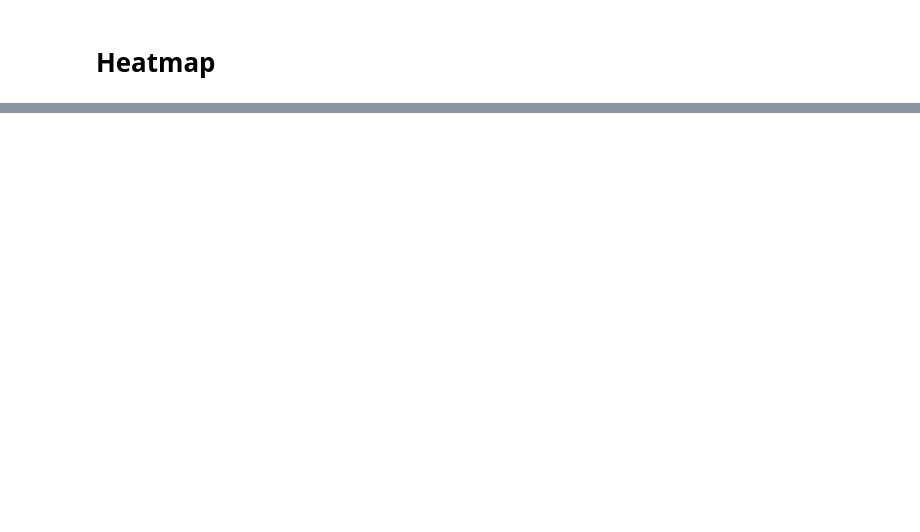
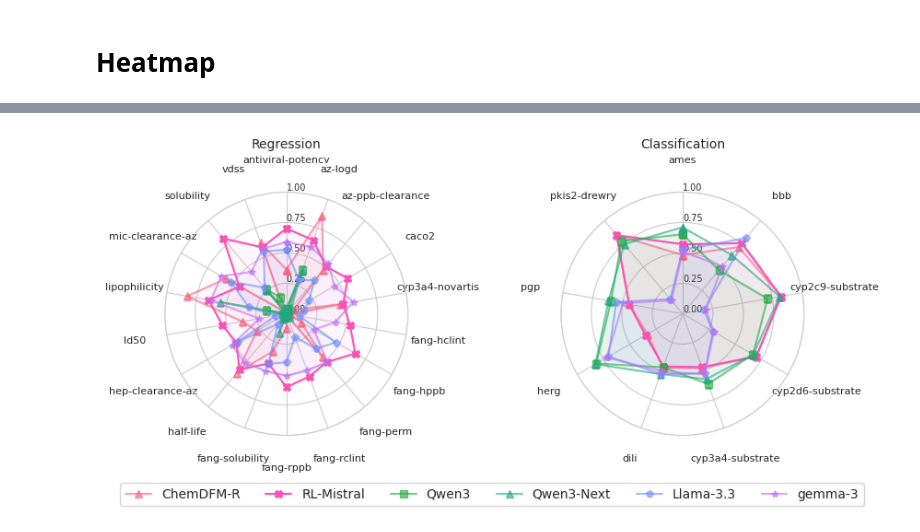
Before and after one commit to Fransou/MolGenDocking, a Jupyter notebook: notebooks/results/Polaris.ipynb, the cells around one changed output, grey strips where cells are left out. Saved outputs shown, nothing was run; the diff lists cells and outputs as text; code cells hidden in the pictures; blank space fills up the shorter version.

```diff
--- a/notebooks/results/Polaris.ipynb
+++ b/notebooks/results/Polaris.ipynb
@@ -266,0 +357,79 @@ style
+# %%
+REMOVE_MODELS = [
+    # "ether0", "R1-Llama", "R1-Qwen", "MiniMax-M2", "Qwen3"
+]
+TO_HIGHLIGHT = [
+    "RL-Mistral", #"Qwen3-Next"
+]
+# %%
+# Radar charts for classification and regression
+from math import pi
+from notebooks.utils import CMAP_MODELS, MARKER_MODELS
+
+
+def plot_radar(ax, table, split_val, title, vmin=0, vmax=1):
+    model_order = [m for m in CMAP_MODELS.keys() if not m in REMOVE_MODELS and m in table.Model.unique()]
+    data = pd.pivot_table(table[table.objectives == split_val], KEY, "Model", "Task")
+    categories = data.columns.tolist()
+    n_cats = len(categories)
+
+    # Compute angle for each category
+    angles = [n / float(n_cats) * 2 * pi for n in range(n_cats)]
+    angles += angles[:1]  # Complete the loop
+
+    ax.set_theta_offset(pi / 2)
+    ax.set_theta_direction(-1)
+
+    # Draw category labels
+    ax.set_xticks(angles[:-1])
+    ax.set_xticklabels(categories, size=8, zorder=120)
+
+    # Move labels further from the plot to avoid overlap with grid
+    ax.tick_params(axis='x', pad=15)
+
+    # Draw ylabels
+    ax.set_rlabel_position(0)
+    yticks = np.linspace(vmin, vmax, 5)
+    ax.set_yticks(yticks)
+    ax.set_yticklabels([f"{y:.2f}" for y in yticks], size=7)
+    ax.set_ylim(vmin, vmax)
+
+    # Plot each model
+    for model in [m for m in CMAP_MODELS if m in model_order]:
+        values = data.loc[model].tolist()
+        values += values[:1]  # Complete the loop
+        color = CMAP_MODELS.get(model, None)
+        marker = MARKER_MODELS[model]  # Default to circle if not in MARKER_MODELS
+        ax.plot(
+            angles,
+            values,
+            linewidth=1.5,
+            linestyle='solid',
+            label=model,
+            color=color,
+            marker=marker,
+            markersize=6,
+            alpha = 1.0 if model in TO_HIGHLIGHT else 0.6
+        )
+        ax.fill(angles, values, alpha=0.05, color=color)
+
+    ax.set_title(title, size=10, y=1.15)
+    # Ensure tick labels are drawn on top
+    for label in ax.get_xticklabels():
+        label.set_zorder(0)
+        label.set_bbox(dict(facecolor='white', edgecolor='none', alpha=1., pad=1.))
+
+fig, axes = plt.subplots(1, 2, figsize=(9, 4), subplot_kw=dict(polar=True))
+
+plot_radar(axes[0], table[~table.Model.isin(REMOVE_MODELS)], "regression", "Regression", vmin=0, vmax=1)
+plot_radar(axes[1], table[~table.Model.isin(REMOVE_MODELS)], "classification", "Classification", vmin=0., vmax=1)
+
+# Single legend below both plots
+handles, labels = axes[0].get_legend_handles_labels()
+fig.legend(handles, labels, loc='lower center', ncol=6, bbox_to_anchor=(0.5, -0.07))
+
+plt.tight_layout()
+fig.savefig(f"{FIG_PATH}/molecular_proppred_radar.pdf", bbox_inches="tight")
+plt.show()
+# %% [output]
+[figure, added]
```
Also changed, not shown: parts of 23 cells of this notebook, 19 other files.
